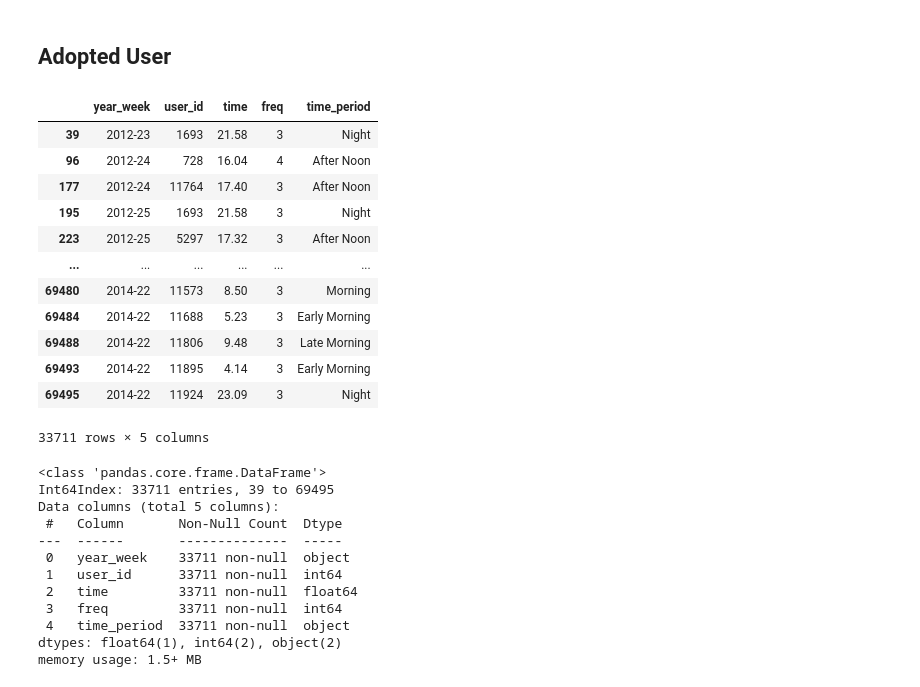
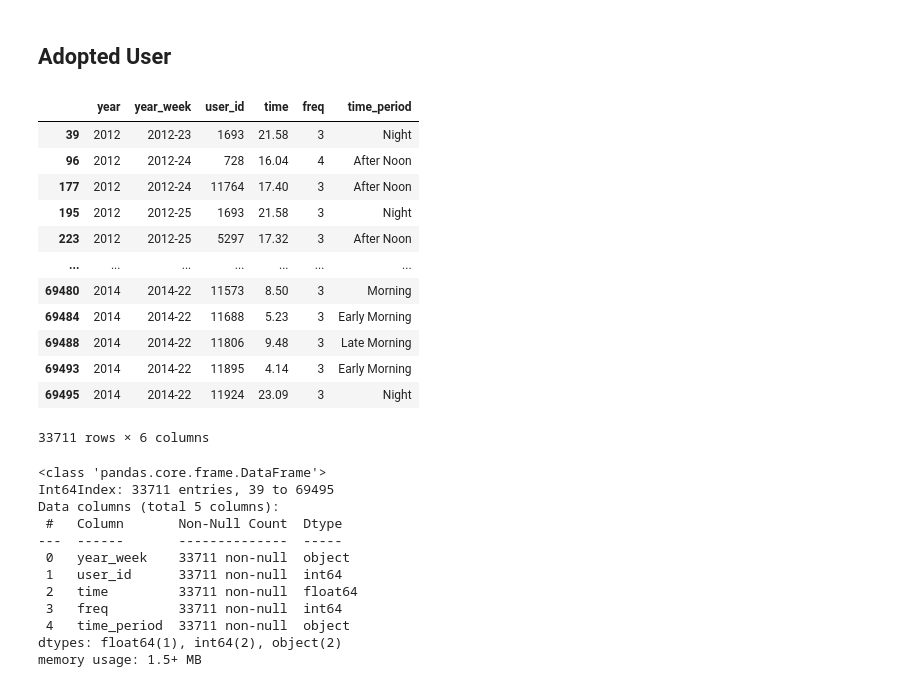
Before and after one commit to Jeyramana/GUVI_Assignments, a Jupyter notebook: Assignment_3/user.ipynb, the cells around one changed output. Saved outputs shown, nothing was run; the diff lists cells and outputs as text; code cells hidden in the pictures.

Commit message:
adopted users info updated

```diff
--- a/Assignment_3/user.ipynb
+++ b/Assignment_3/user.ipynb
@@ -469,25 +469,25 @@ def time_period(df):
     else:
         return 'Night'
 # %%
-adopted_user_df = df2.groupby(['year_week', 'user_id', 'time'])['time_stamp'].count().reset_index(name='freq')
+adopted_user_df = df2.groupby(['year', 'year_week', 'user_id', 'time'])['time_stamp'].count().reset_index(name='freq')
 adopted_user_df = adopted_user_df[adopted_user_df.freq >= 3]
 adopted_user_df.time = adopted_user_df.time.astype('float')
 adopted_user_df['time_period'] = adopted_user_df.apply(time_period, axis=1)
 adopted_user_df
 # %% [output]
-|  | year_week | user_id | time | freq | time_period |
-| 39 | 2012-23 | 1693 | 21.58 | 3 | Night |
-| 96 | 2012-24 | 728 | 16.04 | 4 | After Noon |
-| 177 | 2012-24 | 11764 | 17.40 | 3 | After Noon |
-| 195 | 2012-25 | 1693 | 21.58 | 3 | Night |
-| 223 | 2012-25 | 5297 | 17.32 | 3 | After Noon |
-| ... | ... | ... | ... | ... | ... |
-| 69480 | 2014-22 | 11573 | 8.50 | 3 | Morning |
-| 69484 | 2014-22 | 11688 | 5.23 | 3 | Early Morning |
-| 69488 | 2014-22 | 11806 | 9.48 | 3 | Late Morning |
-| 69493 | 2014-22 | 11895 | 4.14 | 3 | Early Morning |
-| 69495 | 2014-22 | 11924 | 23.09 | 3 | Night |
+|  | year | year_week | user_id | time | freq | time_period |
+| 39 | 2012 | 2012-23 | 1693 | 21.58 | 3 | Night |
+| 96 | 2012 | 2012-24 | 728 | 16.04 | 4 | After Noon |
+| 177 | 2012 | 2012-24 | 11764 | 17.40 | 3 | After Noon |
+| 195 | 2012 | 2012-25 | 1693 | 21.58 | 3 | Night |
+| 223 | 2012 | 2012-25 | 5297 | 17.32 | 3 | After Noon |
+| ... | ... | ... | ... | ... | ... | ... |
+| 69480 | 2014 | 2014-22 | 11573 | 8.50 | 3 | Morning |
+| 69484 | 2014 | 2014-22 | 11688 | 5.23 | 3 | Early Morning |
+| 69488 | 2014 | 2014-22 | 11806 | 9.48 | 3 | Late Morning |
+| 69493 | 2014 | 2014-22 | 11895 | 4.14 | 3 | Early Morning |
+| 69495 | 2014 | 2014-22 | 11924 | 23.09 | 3 | Night |
-33711 rows × 5 columns
+33711 rows × 6 columns
 # %%
 adopted_user_df.to_csv('adopted_user_df.csv')
 adopted_user_df.info()
```
Also changed, not shown: parts of 3 cells of this notebook.
